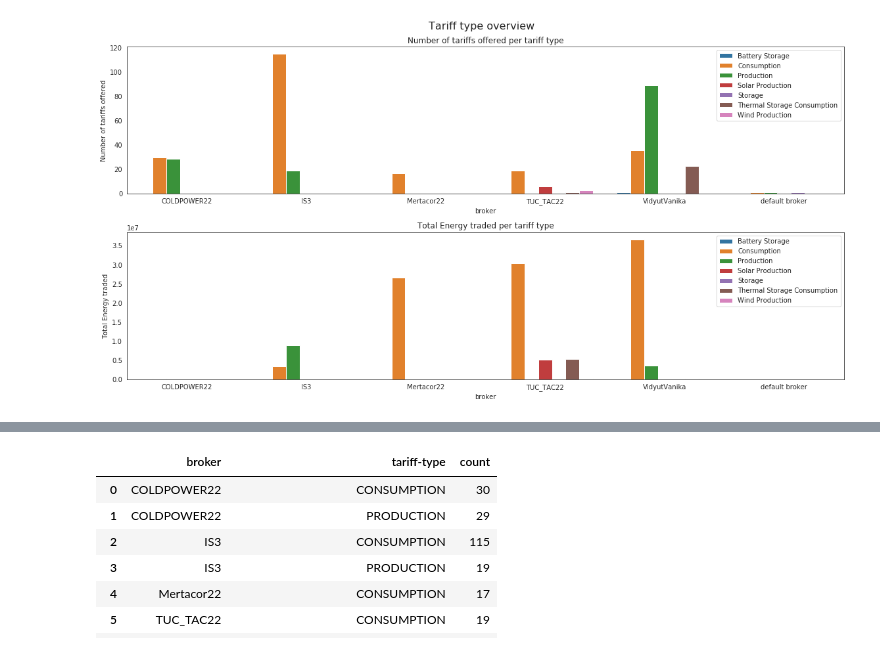
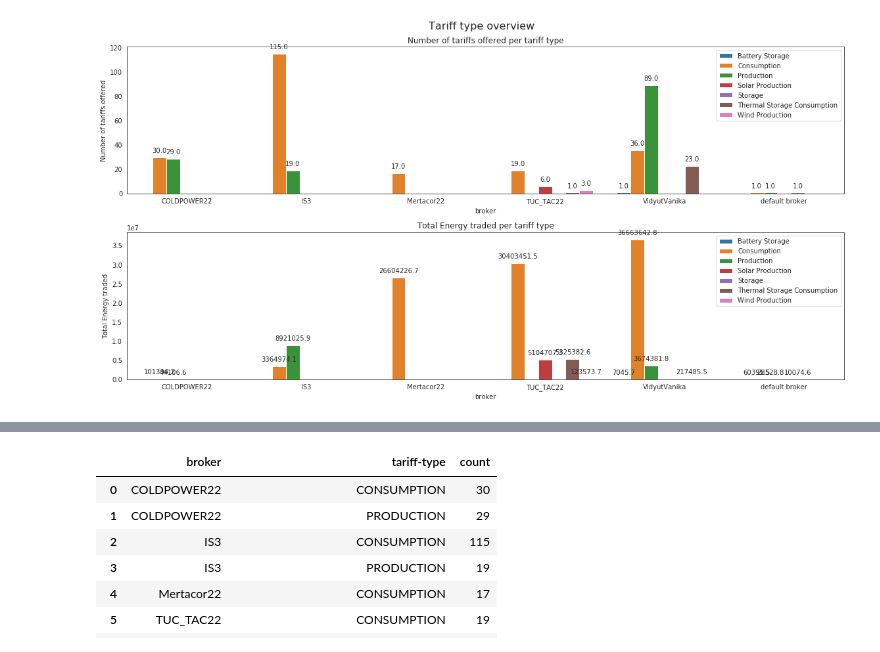
Before and after one commit to ducanhnguyen99/is3-powertac-ev-kpis, a Jupyter notebook: analysis/exploratory_tariff_type.ipynb, the cells around one changed output, grey strips where cells are left out. Saved outputs shown, nothing was run; the diff lists cells and outputs as text; code cells hidden in the pictures.

```diff
--- a/analysis/exploratory_tariff_type.ipynb
+++ b/analysis/exploratory_tariff_type.ipynb
@@ -61,7 +61,10 @@ def add_value_labels(ax, spacing=5):
                 va = 'top'
 
             # Use Y value as label and format number with one decimal place
-            label = "{:.2f}".format(y_value)
+            label = "{:.1f}".format(y_value)
+            if label == "0.0":
+                label = ""
+
 
             # Create annotation
             ax.annotate(
@@ -73,14 +76,17 @@ def add_value_labels(ax, spacing=5):
                 va=va)                      # Vertically align label differently for
                                             # positive and negative values.
 
-tf_type_dist = tf_transactions[['broker-name', 'tariff-id', 'tariff-type', 'transaction-kWh', 'customer-name', 'customer-count']].copy()
+tf_type_dist = tf_transactions[['broker-name', 'tariff-id', 'tariff-type'
+                                , 'transaction-kWh', 'customer-name', 'customer-count']].copy()
 #tf_type_dist = tf_type_dist[tf_type_dist['customer-name'] == 'residential_ev']
 
-tf_type_count = pd.DataFrame(tf_type_dist[['broker-name', 'tariff-type', 'tariff-id']].groupby(by = ['broker-name', 'tariff-type'])['tariff-id'].nunique())
+tf_type_count = pd.DataFrame(tf_type_dist[['broker-name', 'tariff-type', 'tariff-id']]
+                             .groupby(by = ['broker-name', 'tariff-type'])['tariff-id'].nunique())
 tf_type_count = tf_type_count.reset_index()
 tf_type_count.columns = ['broker', 'tariff-type', 'count']
 
-tf_type_energy = pd.DataFrame(tf_type_dist[['broker-name', 'tariff-type', 'transaction-kWh']].groupby(by = ['broker-name', 'tariff-type']).sum())
+tf_type_energy = pd.DataFrame(tf_type_dist[['broker-name', 'tariff-type', 'transaction-kWh']]
+                              .groupby(by = ['broker-name', 'tariff-type']).sum())
 tf_type_energy = tf_type_energy.reset_index()
 tf_type_energy.columns = ['broker', 'tariff-type', 'energy']
 tf_type_energy['energy'] = tf_type_energy['energy'].apply(lambda x: abs(x))
@@ -116,33 +122,33 @@ energy_list = [energy_dict[item] for item in tf_types_energy.columns.tolist()]
 sns.set_style("white")
 
 
 f, axes = plt.subplots(2,1, figsize = (16,8))
 
 a = sns.barplot(x='broker', y='value', hue='variable', data=df_melt_count, ax = axes[0])
 b = sns.barplot(x='broker', y='value', hue='variable', data=df_melt_energy, ax = axes[1])
 
 new_labels = count_list
 
 h, l = a.get_legend_handles_labels()
 a.legend(h, new_labels )
 
 new_labels = energy_list
 
 h, l = b.get_legend_handles_labels()
 b.legend(h, new_labels)
 
-#add_value_labels(a)
-#add_value_labels(b)
+add_value_labels(a)
+add_value_labels(b)
 
 axes[0].set(ylabel="Number of tariffs offered")
 axes[1].set(ylabel="Total Energy traded")
 
 mid = (f.subplotpars.right + f.subplotpars.left)/2
 
 axes[0].set_title("Number of tariffs offered per tariff type")
 axes[1].set_title("Total Energy traded per tariff type")
 
 f.suptitle('Tariff type overview', y = 1.02, fontsize = 16, x = mid)
 f.tight_layout()
 # %% [output]
-[figure, old version]
+[figure, new version]
```
Also changed, not shown: parts of 4 cells of this notebook, 11 other files.
